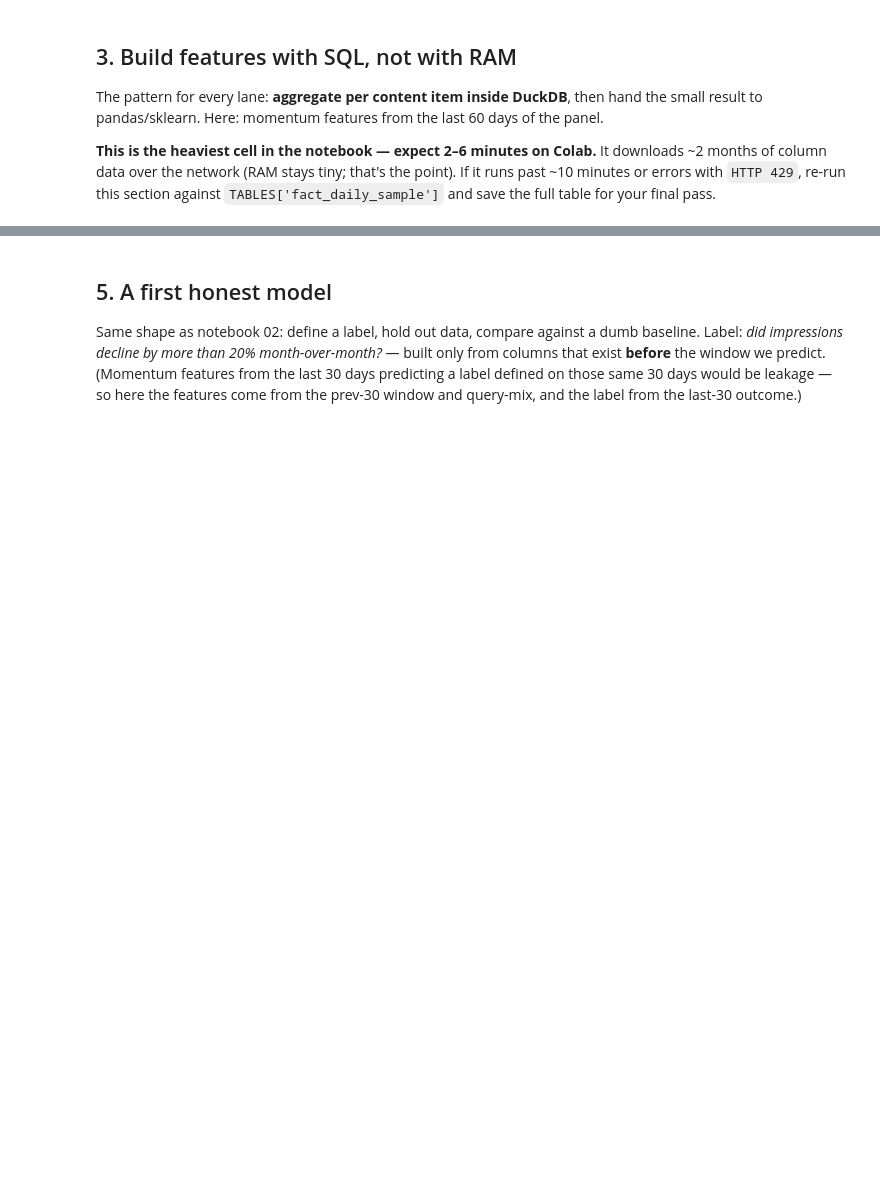
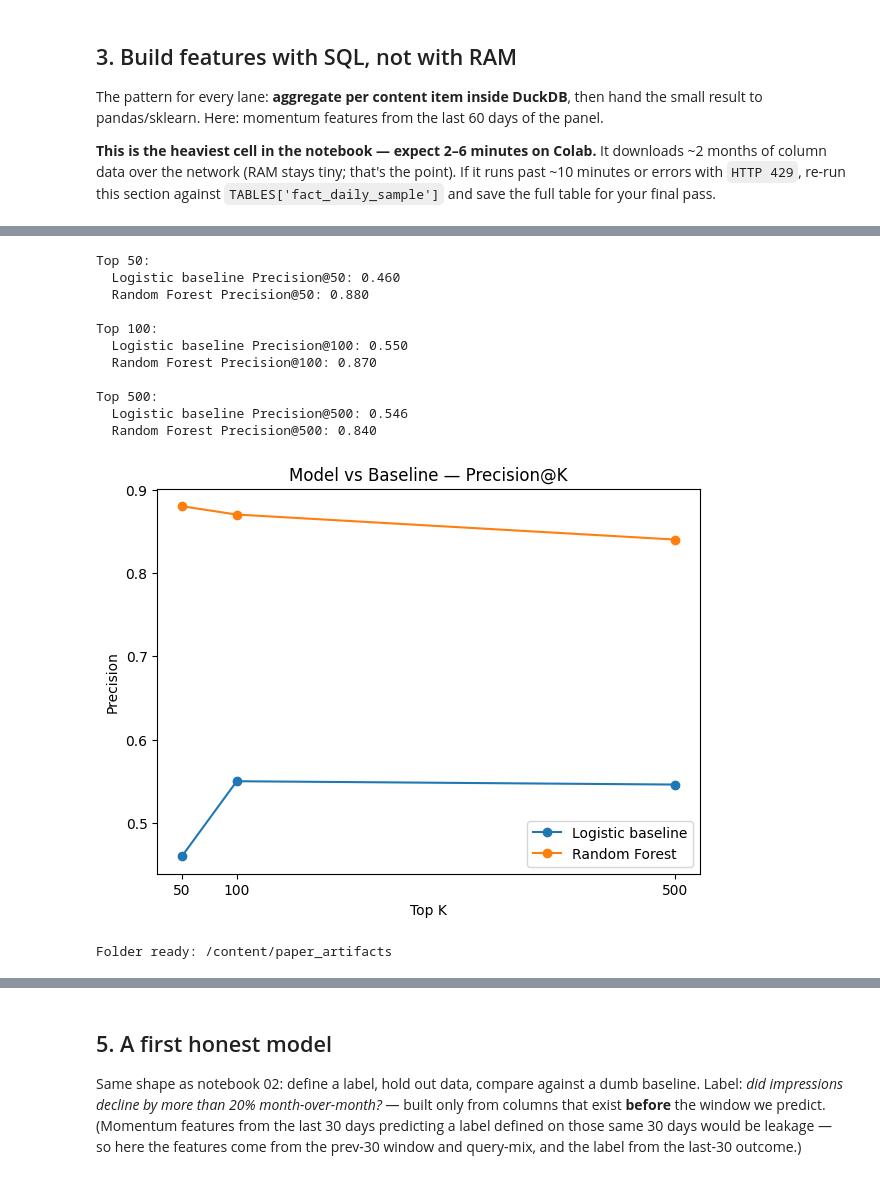
Before and after one commit to farankhandev/flyrank-ml-internship, a Jupyter notebook: notebooks/03_working_with_the_full_release.ipynb, the cells around one changed output, grey strips where cells are left out. Saved outputs shown, nothing was run; the diff lists cells and outputs as text; code cells hidden in the pictures; blank space fills up the shorter version.

```diff
--- a/notebooks/03_working_with_the_full_release.ipynb
+++ b/notebooks/03_working_with_the_full_release.ipynb
@@ -119,0 +426,79 @@ data.head()
+# %%
+from sklearn.metrics import precision_score
+import matplotlib.pyplot as plt
+
+ks = [50, 100, 500]
+baseline_precisions = []
+model_precisions = []
+
+for k in ks:
+    baseline_top_k = y_test.iloc[baseline_prob.argsort()[::-1][:k]]
+    model_top_k = y_test.iloc[prob.argsort()[::-1][:k]]
+
+    baseline_precision = precision_score(
+        baseline_top_k,
+        [1] * k
+    )
+
+    model_precision = precision_score(
+        model_top_k,
+        [1] * k
+    )
+
+    baseline_precisions.append(baseline_precision)
+    model_precisions.append(model_precision)
+
+    print(f"Top {k}:")
+    print(f"  Logistic baseline Precision@{k}: {baseline_precision:.3f}")
+    print(f"  Random Forest Precision@{k}: {model_precision:.3f}")
+    print()
+
+plt.figure(figsize=(7, 5))
+
+plt.plot(
+    ks,
+    baseline_precisions,
+    marker="o",
+    label="Logistic baseline"
+)
+
+plt.plot(
+    ks,
+    model_precisions,
+    marker="o",
+    label="Random Forest"
+)
+
+plt.xlabel("Top K")
+plt.ylabel("Precision")
+plt.title("Model vs Baseline — Precision@K")
+plt.xticks(ks)
+plt.legend()
+
+plt.savefig(
+    "paper_artifacts/precision_at_k.png",
+    dpi=200,
+    bbox_inches="tight"
+)
+
+plt.show()
+# %% [output]
+Top 50:
+  Logistic baseline Precision@50: 0.460
+  Random Forest Precision@50: 0.880
+
+Top 100:
+  Logistic baseline Precision@100: 0.550
+  Random Forest Precision@100: 0.870
+
+Top 500:
+  Logistic baseline Precision@500: 0.546
+  Random Forest Precision@500: 0.840
+[figure, added]
+# %%
+import os
+
+os.makedirs("paper_artifacts", exist_ok=True)
+print("Folder ready:", os.path.abspath("paper_artifacts"))
+# %% [output]
+Folder ready: /content/paper_artifacts
```
Also changed, not shown: parts of 21 cells of this notebook.
